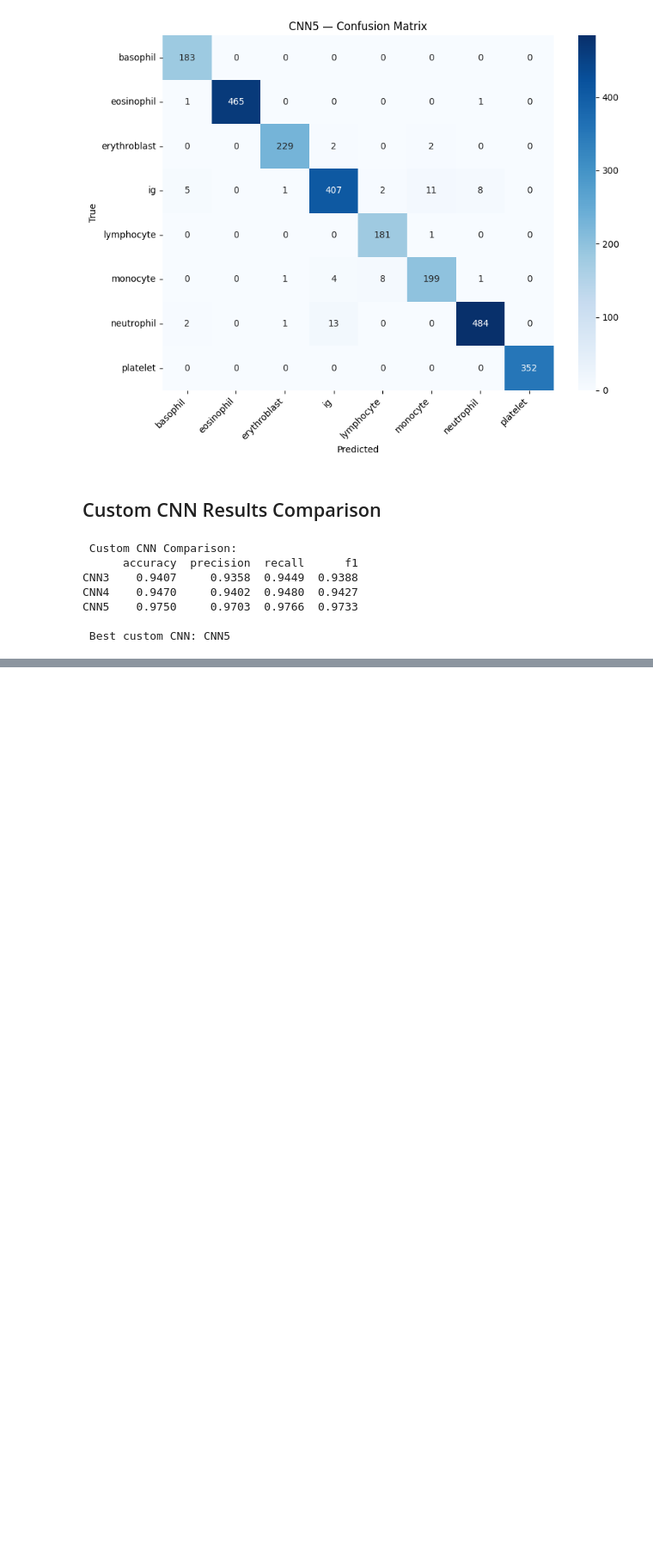
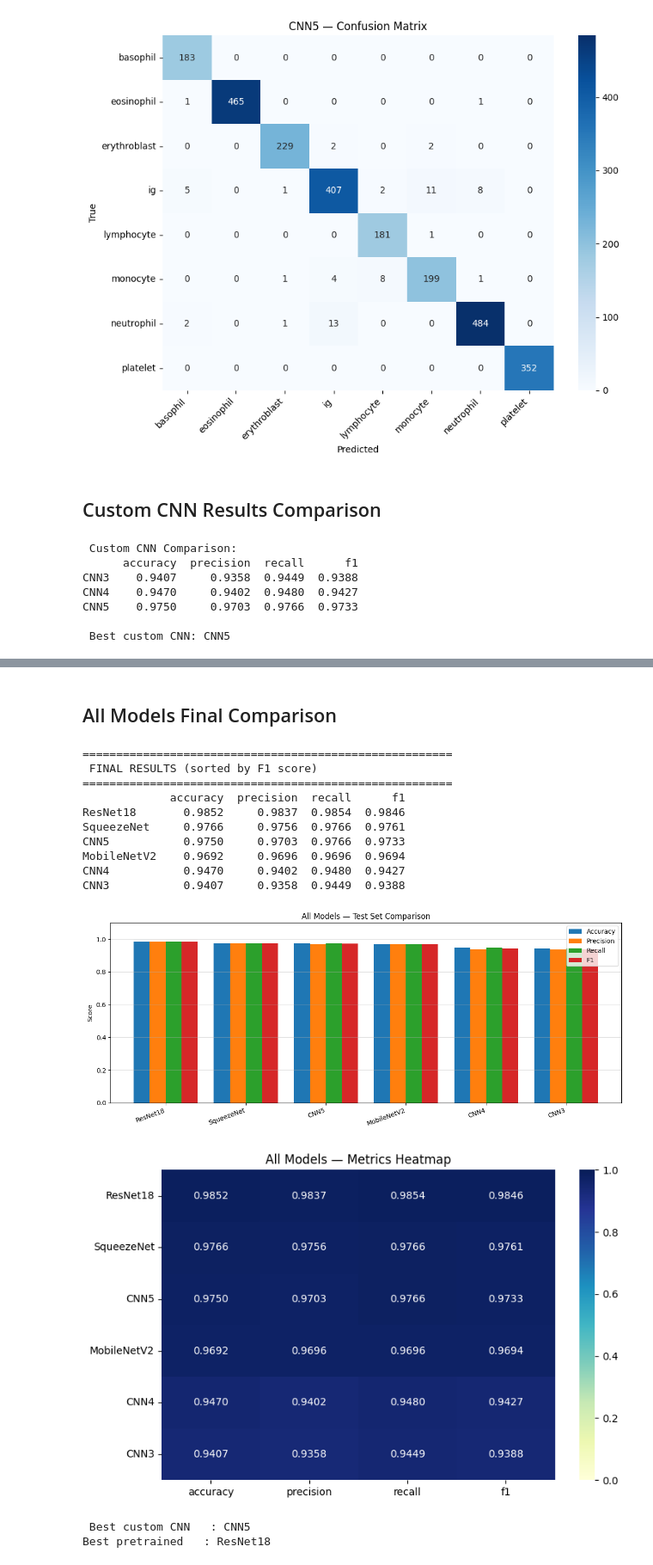
Before and after one commit to marwaashfaq2004-ai/ANN-BLOOD-CELL-CLASSIFICATION-PROJECT, a Jupyter notebook: ANN_PROJECT(AneRBC).ipynb, the cells around one changed output, grey strips where cells are left out. Shown at 86% size. Saved outputs shown, nothing was run; the diff lists cells and outputs as text; code cells hidden in the pictures; blank space fills up the shorter version.

```diff
--- a/ANN_PROJECT(AneRBC).ipynb
+++ b/ANN_PROJECT(AneRBC).ipynb
@@ -484,0 +633,48 @@ CNN5    0.9750     0.9703  0.9766  0.9733
+# %% [markdown]
+## All Models Final Comparison
+# %%
+all_res = pd.DataFrame({
+    'CNN3':res3, 'CNN4':res4, 'CNN5':res5,
+    mn_name:res_mn, sn_name:res_sn, rn_name:res_rn
+}).T.round(4).sort_values('f1', ascending=False)
+print('='*55)
+print(' FINAL RESULTS (sorted by F1 score)')
+print('='*55)
+print(all_res.to_string())
+# Bar chart
+fig, ax = plt.subplots(figsize=(12,5))
+x = np.arange(len(all_res)); w = 0.2
+for i, metric in enumerate(['accuracy','precision','recall','f1']):
+    ax.bar(x+i*w, all_res[metric], w, label=metric.capitalize())
+ax.set_xticks(x+w*1.5)
+ax.set_xticklabels(all_res.index, rotation=20, ha='right')
+ax.set_ylabel('Score'); ax.set_title('All Models — Test Set Comparison')
+ax.legend(); ax.set_ylim(0, 1.1); ax.grid(axis='y', alpha=0.4)
+plt.tight_layout(); plt.show()
+# Heatmap
+fig, ax = plt.subplots(figsize=(8,5))
+sns.heatmap(all_res.astype(float), annot=True, fmt='.4f',
+            cmap='YlGnBu', ax=ax, vmin=0, vmax=1)
+ax.set_title('All Models — Metrics Heatmap')
+plt.tight_layout(); plt.show()
+# Best pretrained
+pt_df = pd.DataFrame({mn_name:res_mn, sn_name:res_sn, rn_name:res_rn}).T
+best_pt_label = pt_df['f1'].idxmax()
+best_pt_model = {mn_name:model_mn, sn_name:model_sn, rn_name:model_rn}[best_pt_label]
+print(f'\n Best custom CNN   : {best_cnn_name}')
+print(f'Best pretrained   : {best_pt_label}')
+# %% [output]
+=======================================================
+ FINAL RESULTS (sorted by F1 score)
+=======================================================
+             accuracy  precision  recall      f1
+ResNet18       0.9852     0.9837  0.9854  0.9846
+SqueezeNet     0.9766     0.9756  0.9766  0.9761
+CNN5           0.9750     0.9703  0.9766  0.9733
+MobileNetV2    0.9692     0.9696  0.9696  0.9694
+CNN4           0.9470     0.9402  0.9480  0.9427
+CNN3           0.9407     0.9358  0.9449  0.9388
+[figure, added]
+[figure, added]
+ Best custom CNN   : CNN5
+Best pretrained   : ResNet18
```
Also changed, not shown: parts of 8 cells of this notebook.
